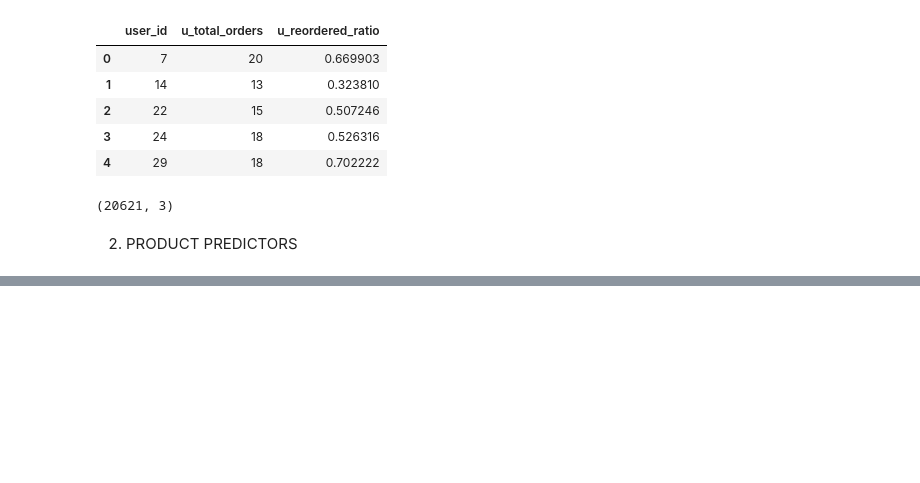
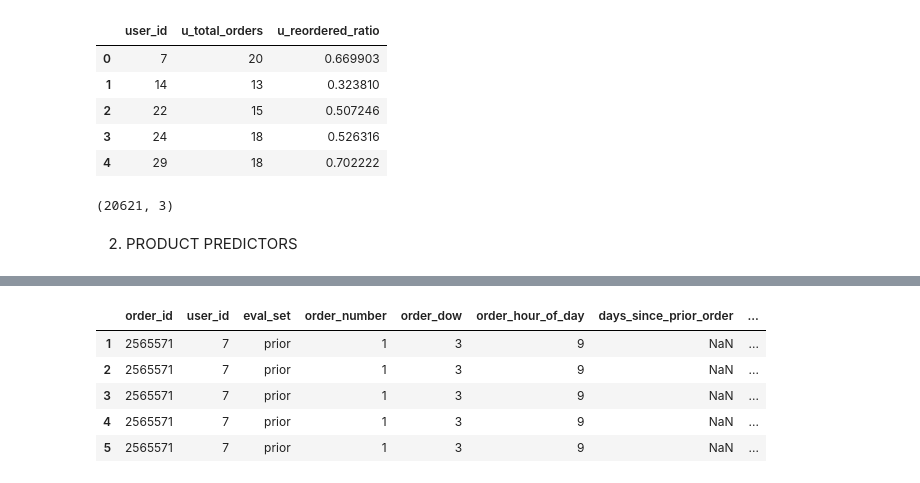
Before and after one commit to AmlanAlok/instacart-2017-project, a Jupyter notebook: Instacart_2017_XGBoost_1.ipynb, the cells around one changed output, grey strips where cells are left out. Saved outputs shown, nothing was run; the diff lists cells and outputs as text; code cells hidden in the pictures; blank space fills up the shorter version.

Commit message:
product predictors added

```diff
--- a/Instacart_2017_XGBoost_1.ipynb
+++ b/Instacart_2017_XGBoost_1.ipynb
@@ -146,0 +154,10 @@ prd.head()
+# %%
+p_reorder = op.groupby('product_id').filter(lambda x: x.shape[0] >260)
+p_reorder.head()
+# %% [output]
+|  | order_id | user_id | eval_set | order_number | order_dow | order_hour_of_day | days_since_prior_order | ... |
+| 1 | 2565571 | 7 | prior | 1 | 3 | 9 | NaN | ... |
+| 2 | 2565571 | 7 | prior | 1 | 3 | 9 | NaN | ... |
+| 3 | 2565571 | 7 | prior | 1 | 3 | 9 | NaN | ... |
+| 4 | 2565571 | 7 | prior | 1 | 3 | 9 | NaN | ... |
+| 5 | 2565571 | 7 | prior | 1 | 3 | 9 | NaN | ... |
```
Also changed, not shown: parts of 6 cells of this notebook.
